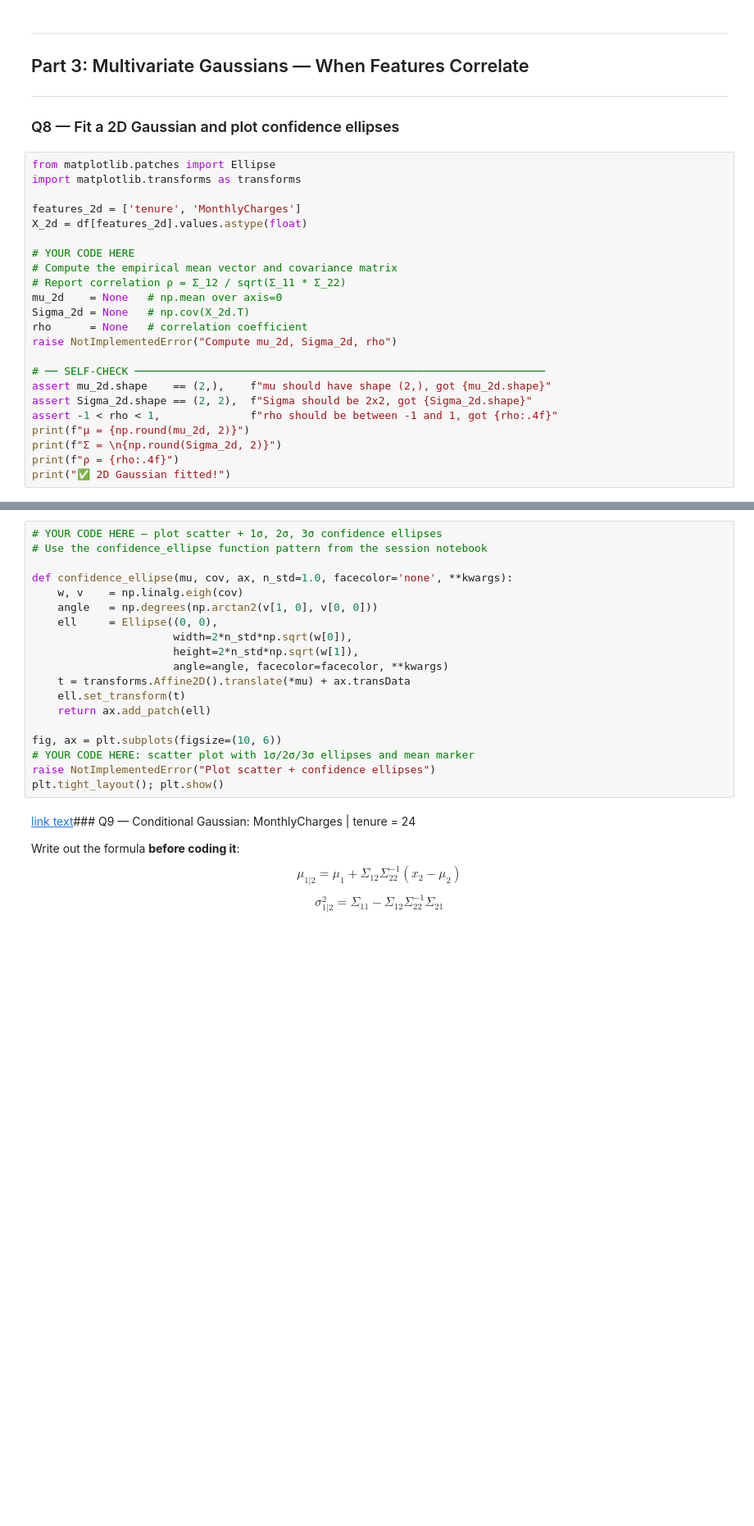
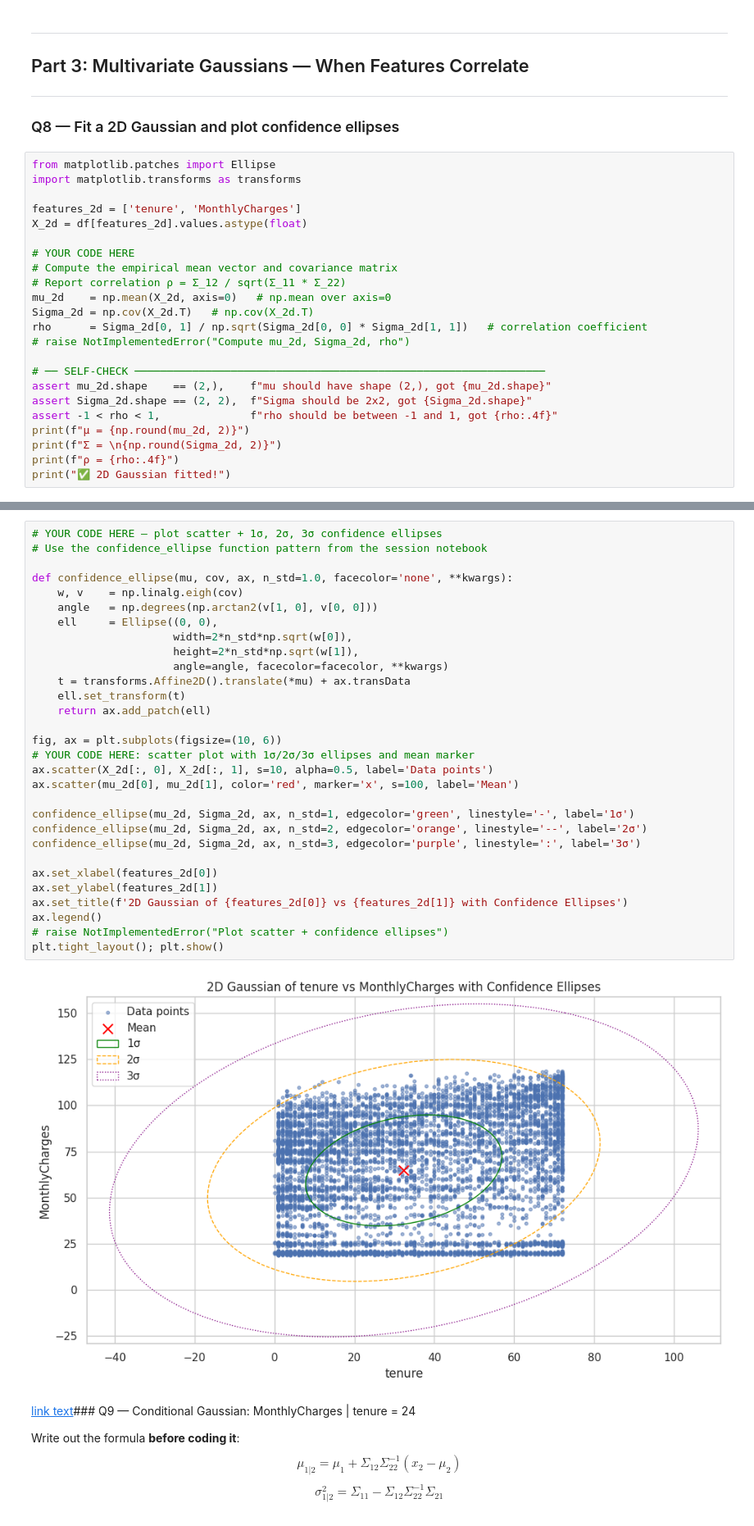
Before and after one commit to CodexAarogya/Fusemachines-Assignments, a Jupyter notebook: week-6/Assignment/W6_Probabilistic_Models_Assignment.ipynb, the cells around one changed output, grey strips where cells are left out. Shown at 82% size. Saved outputs shown, nothing was run; the diff lists cells and outputs as text; blank space fills up the shorter version.

```diff
--- a/week-6/Assignment/W6_Probabilistic_Models_Assignment.ipynb
+++ b/week-6/Assignment/W6_Probabilistic_Models_Assignment.ipynb
@@ -449,10 +499,10 @@ X_2d = df[features_2d].values.astype(float)
 # YOUR CODE HERE
 # Compute the empirical mean vector and covariance matrix
 # Report correlation ρ = Σ_12 / sqrt(Σ_11 * Σ_22)
-mu_2d    = None   # np.mean over axis=0
-Sigma_2d = None   # np.cov(X_2d.T)
-rho      = None   # correlation coefficient
-raise NotImplementedError("Compute mu_2d, Sigma_2d, rho")
+mu_2d    = np.mean(X_2d, axis=0)   # np.mean over axis=0
+Sigma_2d = np.cov(X_2d.T)   # np.cov(X_2d.T)
+rho      = Sigma_2d[0, 1] / np.sqrt(Sigma_2d[0, 0] * Sigma_2d[1, 1])   # correlation coefficient
+# raise NotImplementedError("Compute mu_2d, Sigma_2d, rho")
 
 # ── SELF-CHECK ────────────────────────────────────────────────────────────────
 assert mu_2d.shape    == (2,),    f"mu should have shape (2,), got {mu_2d.shape}"
@@ -465,22 +522,35 @@ print("✅ 2D Gaussian fitted!")
 # %%
 # YOUR CODE HERE — plot scatter + 1σ, 2σ, 3σ confidence ellipses
 # Use the confidence_ellipse function pattern from the session notebook
 
 def confidence_ellipse(mu, cov, ax, n_std=1.0, facecolor='none', **kwargs):
     w, v    = np.linalg.eigh(cov)
     angle   = np.degrees(np.arctan2(v[1, 0], v[0, 0]))
     ell     = Ellipse((0, 0),
                       width=2*n_std*np.sqrt(w[0]),
                       height=2*n_std*np.sqrt(w[1]),
                       angle=angle, facecolor=facecolor, **kwargs)
     t = transforms.Affine2D().translate(*mu) + ax.transData
     ell.set_transform(t)
     return ax.add_patch(ell)
 
 fig, ax = plt.subplots(figsize=(10, 6))
 # YOUR CODE HERE: scatter plot with 1σ/2σ/3σ ellipses and mean marker
-raise NotImplementedError("Plot scatter + confidence ellipses")
+ax.scatter(X_2d[:, 0], X_2d[:, 1], s=10, alpha=0.5, label='Data points')
+ax.scatter(mu_2d[0], mu_2d[1], color='red', marker='x', s=100, label='Mean')
+
+confidence_ellipse(mu_2d, Sigma_2d, ax, n_std=1, edgecolor='green', linestyle='-', label='1σ')
+confidence_ellipse(mu_2d, Sigma_2d, ax, n_std=2, edgecolor='orange', linestyle='--', label='2σ')
+confidence_ellipse(mu_2d, Sigma_2d, ax, n_std=3, edgecolor='purple', linestyle=':', label='3σ')
+
+ax.set_xlabel(features_2d[0])
+ax.set_ylabel(features_2d[1])
+ax.set_title(f'2D Gaussian of {features_2d[0]} vs {features_2d[1]} with Confidence Ellipses')
+ax.legend()
+# raise NotImplementedError("Plot scatter + confidence ellipses")
 plt.tight_layout(); plt.show()
+# %% [output]
+[figure, added]
 # %% [markdown]
 [link text](https://)### Q9 — Conditional Gaussian: MonthlyCharges | tenure = 24
 
```
Also changed, not shown: parts of 21 cells of this notebook.
